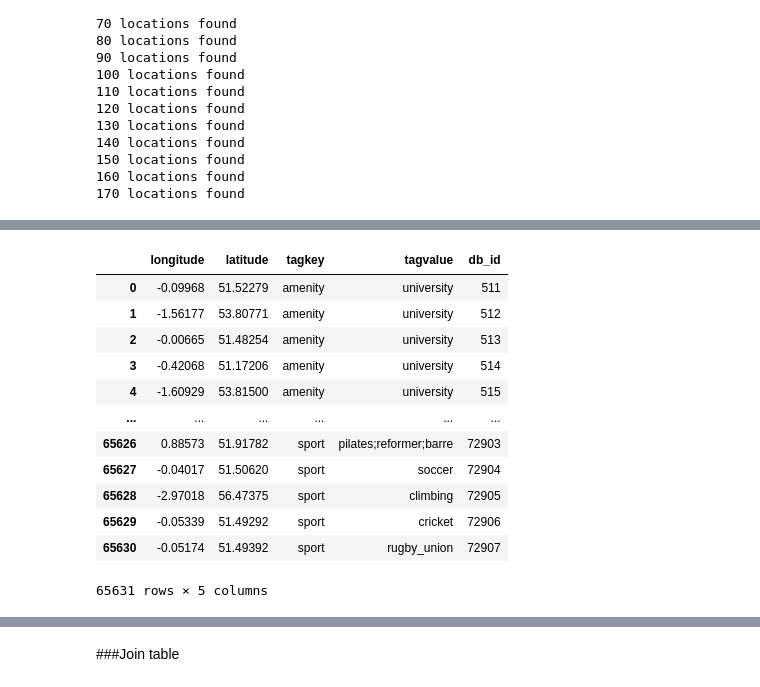
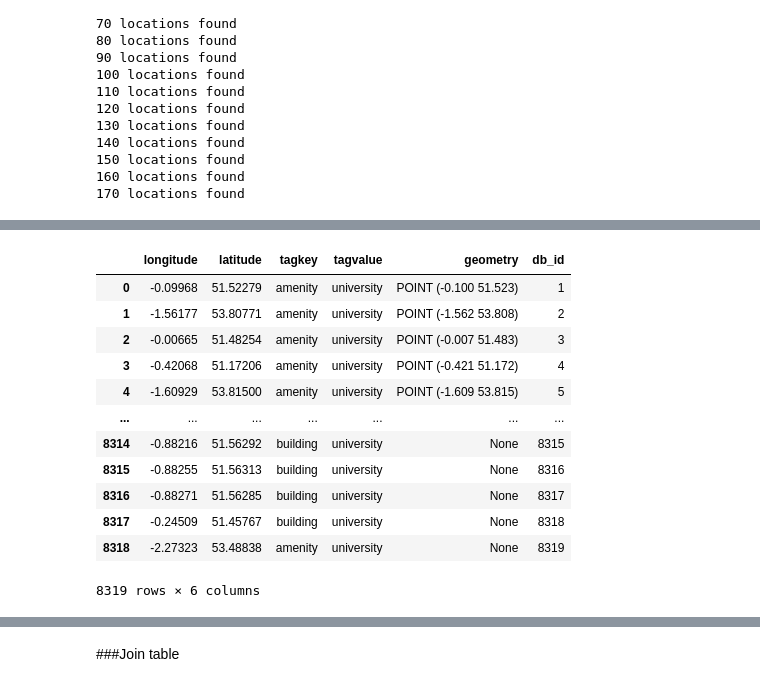
Before and after one commit to ClaireCooper/cjc233_ads_2024, a Jupyter notebook: notebooks/ads_course_assessment.ipynb, the cells around one changed output, grey strips where cells are left out. Saved outputs shown, nothing was run; the diff lists cells and outputs as text; code cells hidden in the pictures.

Commit message:
FA1: Find way and area objects in OSM data

```diff
--- a/notebooks/ads_course_assessment.ipynb
+++ b/notebooks/ads_course_assessment.ipynb
@@ -566,16 +628,16 @@ fynesse.access.upload_csv_to_db(conn, 'osm_data', './key_locations.csv')
 # %%
-fynesse.access.select_all_from_table(conn, 'osm_data')
+fynesse.access.select_all_from_table_with_geometry(conn, 'osm_data')
 # %% [output]
-|  | longitude | latitude | tagkey | tagvalue | db_id |
-| 0 | -0.09968 | 51.52279 | amenity | university | 511 |
-| 1 | -1.56177 | 53.80771 | amenity | university | 512 |
-| 2 | -0.00665 | 51.48254 | amenity | university | 513 |
-| 3 | -0.42068 | 51.17206 | amenity | university | 514 |
-| 4 | -1.60929 | 53.81500 | amenity | university | 515 |
-| ... | ... | ... | ... | ... | ... |
-| 65626 | 0.88573 | 51.91782 | sport | pilates;reformer;barre | 72903 |
-| 65627 | -0.04017 | 51.50620 | sport | soccer | 72904 |
-| 65628 | -2.97018 | 56.47375 | sport | climbing | 72905 |
-| 65629 | -0.05339 | 51.49292 | sport | cricket | 72906 |
-| 65630 | -0.05174 | 51.49392 | sport | rugby_union | 72907 |
+|  | longitude | latitude | tagkey | tagvalue | geometry | db_id |
+| 0 | -0.09968 | 51.52279 | amenity | university | POINT (-0.100 51.523) | 1 |
+| 1 | -1.56177 | 53.80771 | amenity | university | POINT (-1.562 53.808) | 2 |
+| 2 | -0.00665 | 51.48254 | amenity | university | POINT (-0.007 51.483) | 3 |
+| 3 | -0.42068 | 51.17206 | amenity | university | POINT (-0.421 51.172) | 4 |
+| 4 | -1.60929 | 53.81500 | amenity | university | POINT (-1.609 53.815) | 5 |
+| ... | ... | ... | ... | ... | ... | ... |
+| 8314 | -0.88216 | 51.56292 | building | university | None | 8315 |
+| 8315 | -0.88255 | 51.56313 | building | university | None | 8316 |
+| 8316 | -0.88271 | 51.56285 | building | university | None | 8317 |
+| 8317 | -0.24509 | 51.45767 | building | university | None | 8318 |
+| 8318 | -2.27323 | 53.48838 | amenity | university | None | 8319 |
-65631 rows × 5 columns
+8319 rows × 6 columns
```
Also changed, not shown: parts of 16 cells of this notebook.
